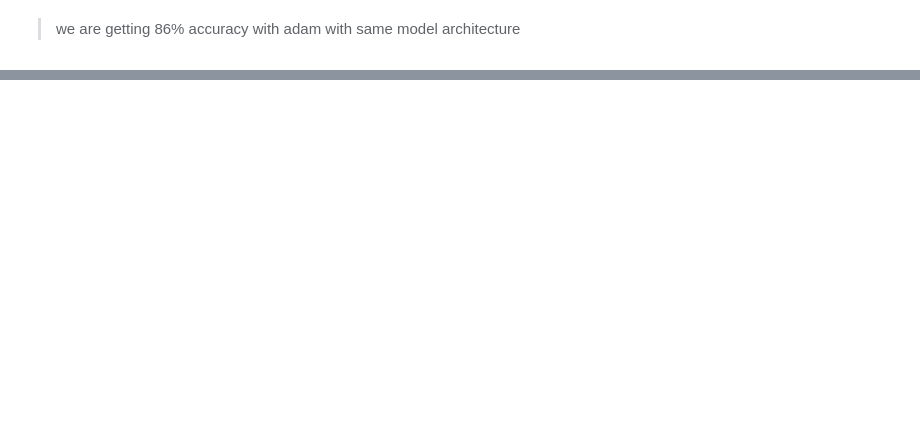
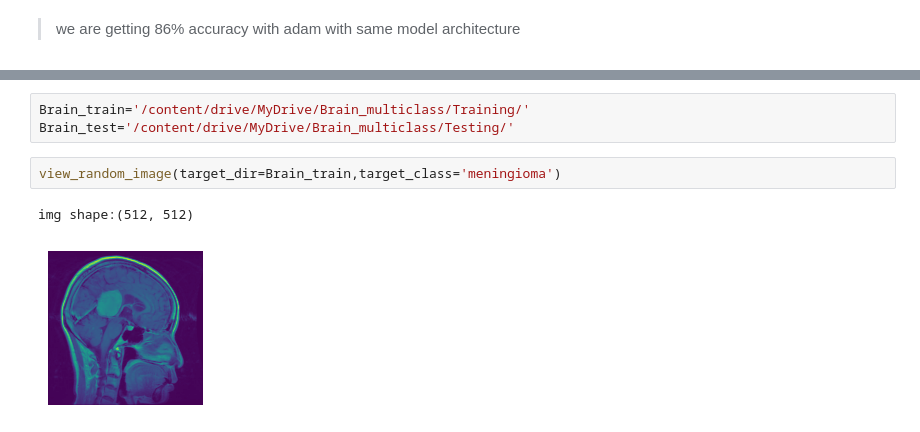
Before and after one commit to Henil21/Research, a Jupyter notebook: ITM_Research.ipynb, the cells around one changed output, grey strips where cells are left out. Drawn from its saved outputs; the diff is of its cells as text; blank space fills up the shorter version.

```diff
--- a/ITM_Research.ipynb
+++ b/ITM_Research.ipynb
@@ -260,0 +285,8 @@ plot_loss_curves(history_2)
+# %%
+Brain_train='/content/drive/MyDrive/Brain_multiclass/Training/'
+Brain_test='/content/drive/MyDrive/Brain_multiclass/Testing/'
+# %%
+view_random_image(target_dir=Brain_train,target_class='meningioma')
+# %% [output]
+img shape:(512, 512)
+[figure, added]
```
Also changed, not shown: parts of 15 cells of this notebook.
